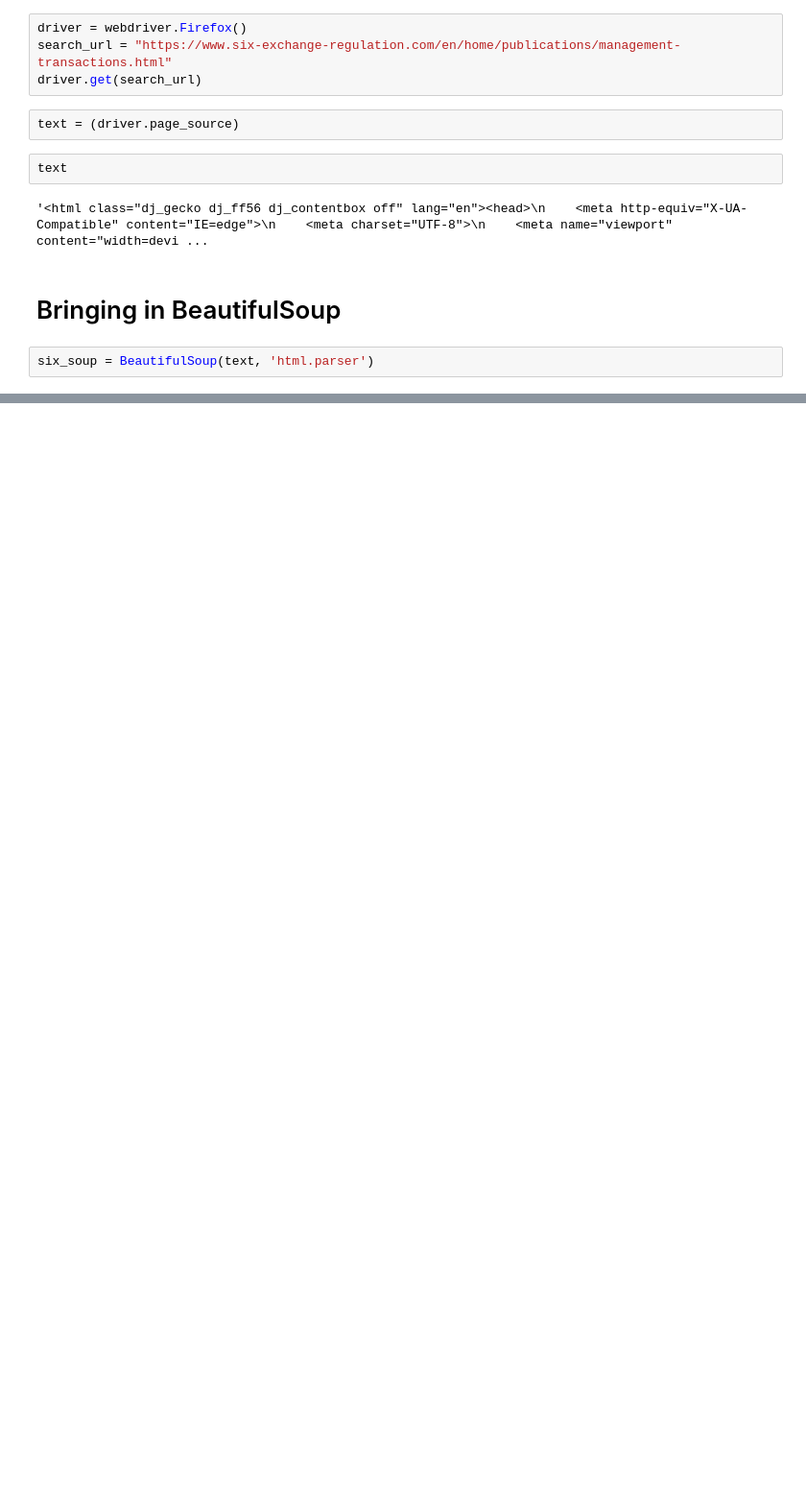
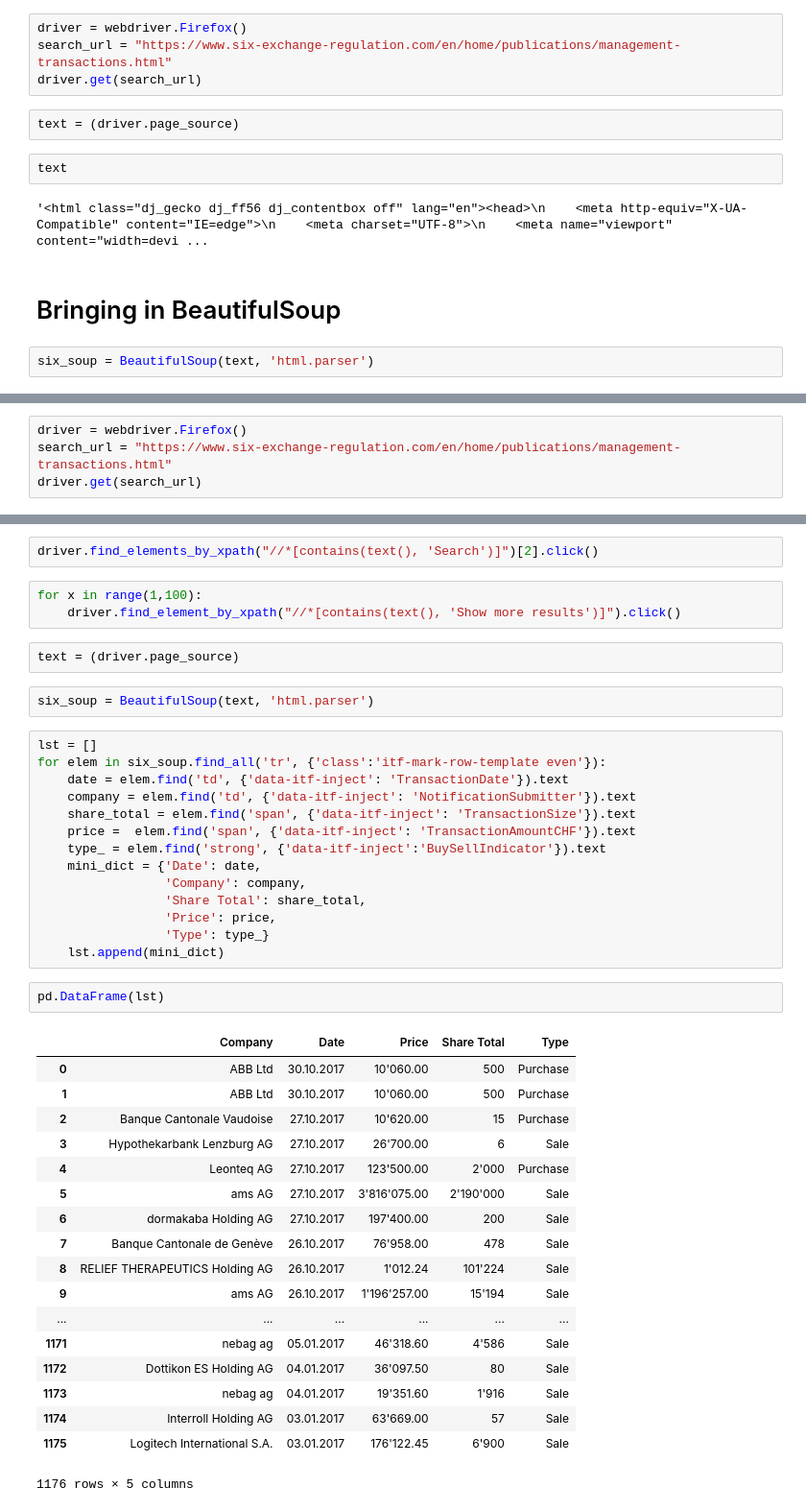
Before and after one commit to barjacks/pythonrecherche, a Jupyter notebook: 07 Selenium, more beautifulsoup/03 SIX.ipynb, the cells around one changed output, grey strips where cells are left out. Shown: that part at 96% size. Cells and saved outputs as stored; diff of their text form; blank space fills up the shorter version.

```diff
--- a/07 Selenium, more beautifulsoup/03 SIX.ipynb
+++ b/07 Selenium, more beautifulsoup/03 SIX.ipynb
@@ -85,0 +143,4 @@ six_soup.find_all('tr', {'class':'itf-mark-row-template even'})[0]
+# %%
+driver = webdriver.Firefox()
+search_url = "https://www.six-exchange-regulation.com/en/home/publications/management-transactions.html"
+driver.get(search_url)
@@ -85,0 +155,44 @@ six_soup.find_all('tr', {'class':'itf-mark-row-template even'})[0]
+# %%
+driver.find_elements_by_xpath("//*[contains(text(), 'Search')]")[2].click()
+# %%
+for x in range(1,100):
+    driver.find_element_by_xpath("//*[contains(text(), 'Show more results')]").click()
+# %%
+text = (driver.page_source)
+# %%
+six_soup = BeautifulSoup(text, 'html.parser')
+# %%
+lst = []
+for elem in six_soup.find_all('tr', {'class':'itf-mark-row-template even'}):
+    date = elem.find('td', {'data-itf-inject': 'TransactionDate'}).text
+    company = elem.find('td', {'data-itf-inject': 'NotificationSubmitter'}).text
+    share_total = elem.find('span', {'data-itf-inject': 'TransactionSize'}).text
+    price =  elem.find('span', {'data-itf-inject': 'TransactionAmountCHF'}).text
+    type_ = elem.find('strong', {'data-itf-inject':'BuySellIndicator'}).text
+    mini_dict = {'Date': date,
+                 'Company': company,
+                 'Share Total': share_total,
+                 'Price': price,
+                 'Type': type_}
+    lst.append(mini_dict)
+# %%
+pd.DataFrame(lst)
+# %% [output]
+|  | Company | Date | Price | Share Total | Type |
+| 0 | ABB Ltd | 30.10.2017 | 10'060.00 | 500 | Purchase |
+| 1 | ABB Ltd | 30.10.2017 | 10'060.00 | 500 | Purchase |
+| 2 | Banque Cantonale Vaudoise | 27.10.2017 | 10'620.00 | 15 | Purchase |
+| 3 | Hypothekarbank Lenzburg AG | 27.10.2017 | 26'700.00 | 6 | Sale |
+| 4 | Leonteq AG | 27.10.2017 | 123'500.00 | 2'000 | Purchase |
+| 5 | ams AG | 27.10.2017 | 3'816'075.00 | 2'190'000 | Sale |
+| 6 | dormakaba Holding AG | 27.10.2017 | 197'400.00 | 200 | Sale |
+| 7 | Banque Cantonale de Genève | 26.10.2017 | 76'958.00 | 478 | Sale |
+| 8 | RELIEF THERAPEUTICS Holding AG | 26.10.2017 | 1'012.24 | 101'224 | Sale |
+| 9 | ams AG | 26.10.2017 | 1'196'257.00 | 15'194 | Sale |
+| ... | ... | ... | ... | ... | ... |
+| 1171 | nebag ag | 05.01.2017 | 46'318.60 | 4'586 | Sale |
+| 1172 | Dottikon ES Holding AG | 04.01.2017 | 36'097.50 | 80 | Sale |
+| 1173 | nebag ag | 04.01.2017 | 19'351.60 | 1'916 | Sale |
+| 1174 | Interroll Holding AG | 03.01.2017 | 63'669.00 | 57 | Sale |
+| 1175 | Logitech International S.A. | 03.01.2017 | 176'122.45 | 6'900 | Sale |
+1176 rows × 5 columns
```
Also changed, not shown: parts of 14 cells of this notebook, 1 other file.
